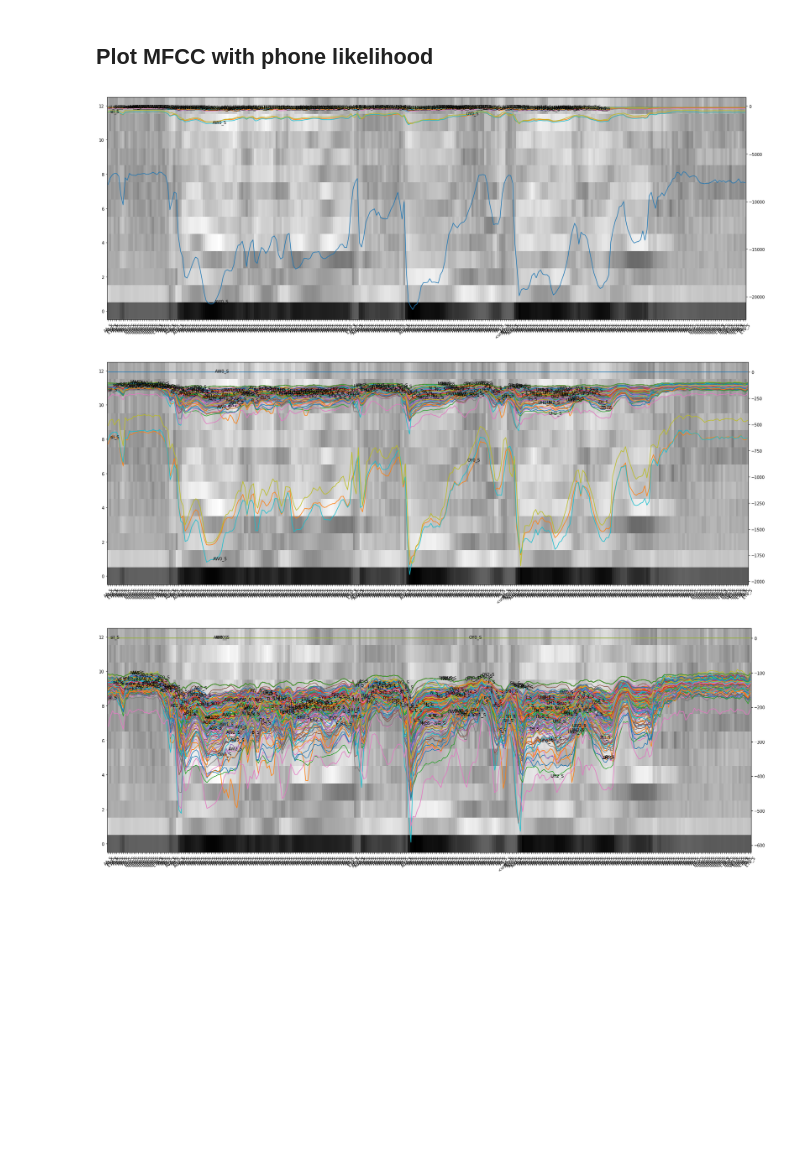
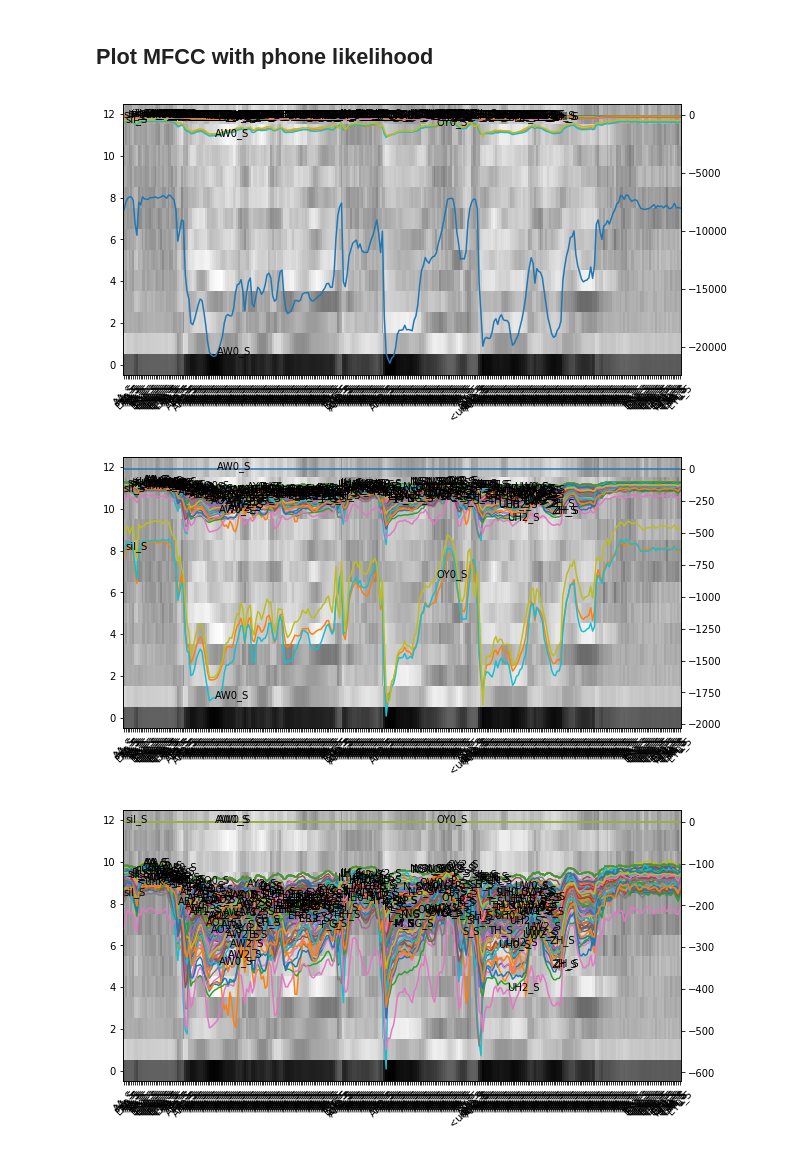
Before and after one commit to jaekookang/kaldi_tools, a Jupyter notebook: tools/calculate_likelihood_per_frame/calculate_likelihood_per_frame.ipynb, the cells around one changed output. Saved outputs shown, nothing was run; the diff lists cells and outputs as text; code cells hidden in the pictures; blank space fills up the shorter version.

```diff
--- a/tools/calculate_likelihood_per_frame/calculate_likelihood_per_frame.ipynb
+++ b/tools/calculate_likelihood_per_frame/calculate_likelihood_per_frame.ipynb
@@ -169,7 +161,7 @@ model/sets.txt is loaded
 ## Plot MFCC with phone likelihood
 # %%
 def plot_mfcc_likes(mfcc, likes, ph_seq=None):
-    fig, ax1 = plt.subplots(figsize=(28,10), facecolor='white')
+    fig, ax1 = plt.subplots(figsize=(10,5), facecolor='white')
     im = ax1.imshow(mfcc.T, origin='lower', aspect='auto', cmap='Greys')
     ax1.autoscale(False)
     ax1.set_xticks(range(mfcc.shape[0]))
@@ -189,16 +181,17 @@ def plot_mfcc_likes(mfcc, likes, ph_seq=None):
         for i in range(likes.shape[1]):
             ax2.text(i, likes[i,i], str(i))
             inc += 1
+    return fig, ax1, ax2
 # %%
 # all phones
 ph_seq = []
 argmax = np.argmax(likes, axis=1)
 for m in argmax:
     ph_seq.append(K.pdf[m])
 
-plot_mfcc_likes(mfcc, likes, ph_seq)
+fig, ax1, ax2 = plot_mfcc_likes(mfcc, likes, ph_seq)
 # %% [output]
-[figure, old version]
+[figure, new version]
 # %%
 # zeros AW0_S (50)
 likes_no_50 = np.copy(likes)
@@ -208,9 +201,9 @@ argmax = np.argmax(likes, axis=1)
 for m in argmax:
     ph_seq.append(K.pdf[m])
 
-plot_mfcc_likes(mfcc, likes_no_50, ph_seq)
+fig, ax1, ax2 = plot_mfcc_likes(mfcc, likes_no_50, ph_seq)
 # %% [output]
-[figure, old version]
+[figure, new version]
 # %%
 # zeros 50 + 1, 49, 168
 likes_no_4 = np.copy(likes)
@@ -223,9 +216,9 @@ argmax = np.argmax(likes, axis=1)
 for m in argmax:
     ph_seq.append(K.pdf[m])
 
-plot_mfcc_likes(mfcc, likes_no_4, ph_seq)
+fig, ax1, ax2 = plot_mfcc_likes(mfcc, likes_no_4, ph_seq)
 # %% [output]
-[figure, old version]
+[figure, new version]
 # %%
 def plot_heatmap(likes, pdf_dic=K.pdf):
     fig, ax = plt.subplots(figsize=(35,30), facecolor='white')
```
Also changed, not shown: parts of 4 cells of this notebook, 1 other file.
